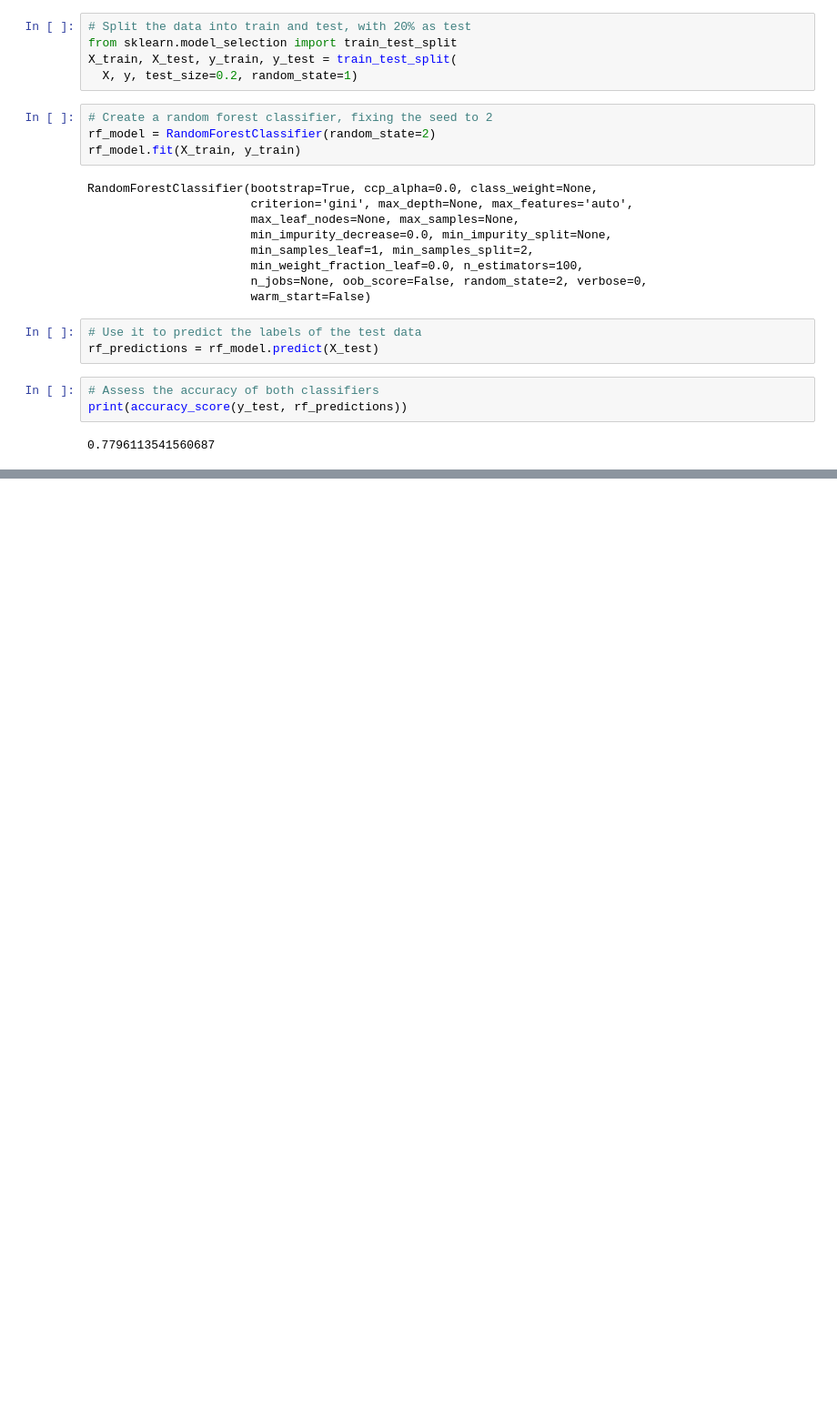
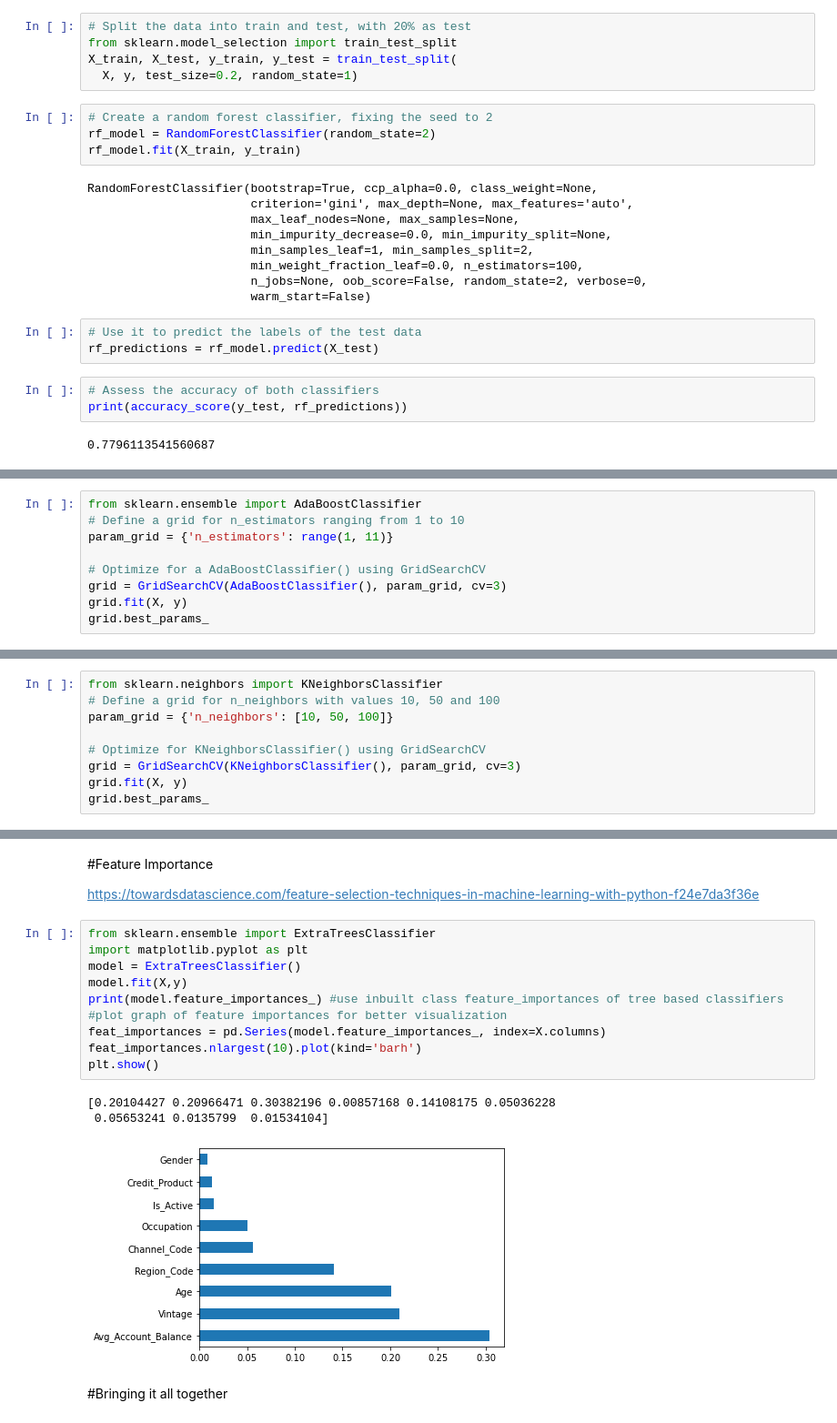
Before and after one commit to RahulDogra-92/Supervised-Learning-Pipeline, a Jupyter notebook: Supervised_Learning_Pipeline.ipynb, the cells around one changed output, grey strips where cells are left out. Shown at 91% size. Drawn from its saved outputs; the diff is of its cells as text; blank space fills up the shorter version.

```diff
--- a/Supervised_Learning_Pipeline.ipynb
+++ b/Supervised_Learning_Pipeline.ipynb
@@ -143,0 +158,9 @@ Model complexity and overfitting
+# %%
+from sklearn.ensemble import AdaBoostClassifier
+# Define a grid for n_estimators ranging from 1 to 10
+param_grid = {'n_estimators': range(1, 11)}
+
+# Optimize for a AdaBoostClassifier() using GridSearchCV
+grid = GridSearchCV(AdaBoostClassifier(), param_grid, cv=3)
+grid.fit(X, y)
+grid.best_params_
@@ -143,0 +171,9 @@ Model complexity and overfitting
+# %%
+from sklearn.neighbors import KNeighborsClassifier
+# Define a grid for n_neighbors with values 10, 50 and 100
+param_grid = {'n_neighbors': [10, 50, 100]}
+
+# Optimize for KNeighborsClassifier() using GridSearchCV
+grid = GridSearchCV(KNeighborsClassifier(), param_grid, cv=3)
+grid.fit(X, y)
+grid.best_params_
@@ -143,0 +187,20 @@ Model complexity and overfitting
+# %% [markdown]
+#Feature Importance
+
+https://towardsdatascience.com/feature-selection-techniques-in-machine-learning-with-python-f24e7da3f36e
+# %%
+from sklearn.ensemble import ExtraTreesClassifier
+import matplotlib.pyplot as plt
+model = ExtraTreesClassifier()
+model.fit(X,y)
+print(model.feature_importances_) #use inbuilt class feature_importances of tree based classifiers
+#plot graph of feature importances for better visualization
+feat_importances = pd.Series(model.feature_importances_, index=X.columns)
+feat_importances.nlargest(10).plot(kind='barh')
+plt.show()
+# %% [output]
+[0.20104427 0.20966471 0.30382196 0.00857168 0.14108175 0.05036228
+ 0.05653241 0.0135799  0.01534104]
+[figure, added]
+# %% [markdown]
+#Bringing it all together
```
Also changed, not shown: parts of 14 cells of this notebook.
